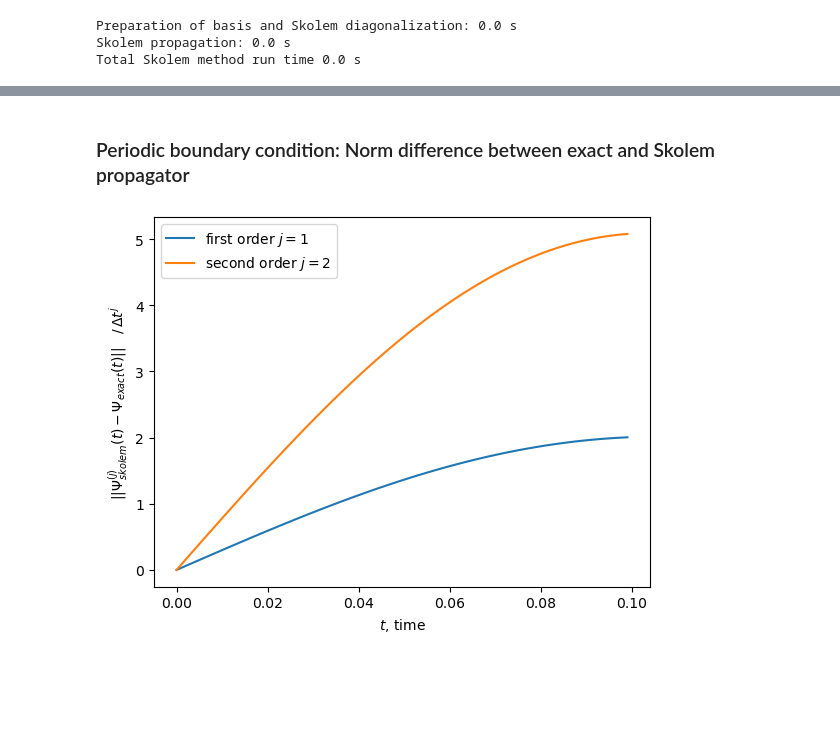
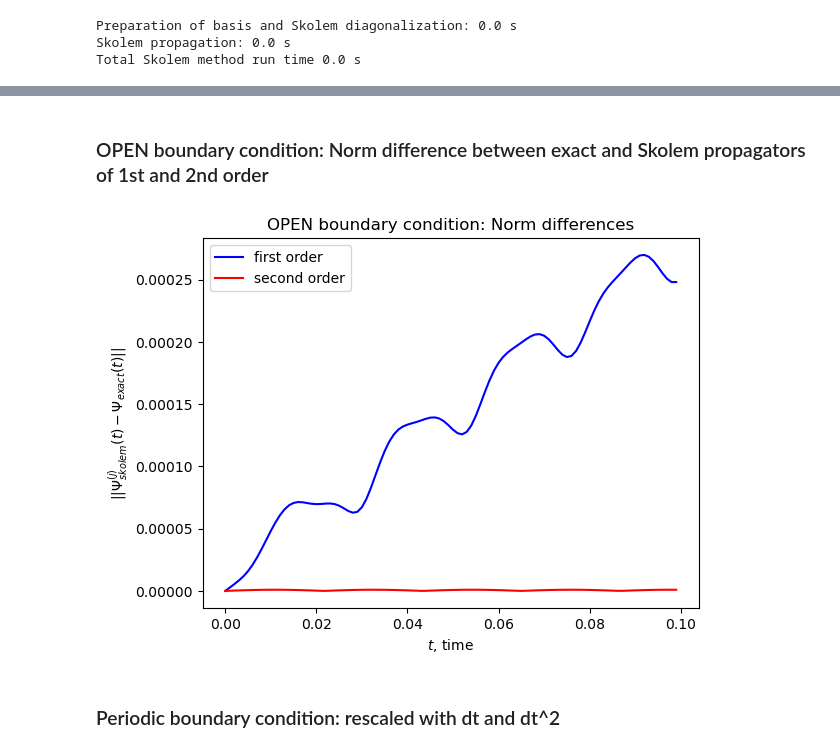
Before and after one commit to dibondar/QCantorTransformation, a Jupyter notebook: demo_second_ord_skolem_propagator.ipynb, the cells around one changed output, grey strips where cells are left out. Drawn from its saved outputs; the diff is of its cells as text; code cells hidden in the pictures; blank space fills up the shorter version.

```diff
--- a/demo_second_ord_skolem_propagator.ipynb
+++ b/demo_second_ord_skolem_propagator.ipynb
@@ -250,12 +253,16 @@ Total Skolem method run time 0.0 s
+# %% [markdown]
+### OPEN boundary condition: Norm difference between exact and Skolem propagators of 1st and 2nd order
+# %%
+plt.title("OPEN boundary condition: Norm differences")
+plt.plot(times, norm(Ψ_skolem_obc_1ord - Ψ_exact_obc, axis=0), label=r"first order", color = 'blue')
+plt.plot(times, norm(Ψ_skolem_obc_2ord - Ψ_exact_obc, axis=0), label=r"second order", color = 'red')
+plt.xlabel("$t$, time")
+plt.ylabel(r"$\|\|\Psi_{skolem}^{(j)}(t) - \Psi_{exact}(t)\|\|$")
+plt.legend()
+#plt.show()
+plt.savefig('OPEN_1st_2nd.png')
+plt.show()
+# %% [output]
+[figure, added]
 # %% [markdown]
-### Periodic boundary condition: Norm difference between exact and Skolem propagator
+### Periodic boundary condition: rescaled with dt and dt^2
-# %%
-#plt.title("Norm difference between exact and Skolem propagator")
-plt.plot(times, norm(Ψ_skolem_pbc_1ord - Ψ_exact_pbc, axis=0) / bh_params['dt'] , label=r"first order $j=1$")
-plt.plot(times, norm(Ψ_skolem_pbc_2ord - Ψ_exact_pbc, axis=0) / bh_params['dt'] ** 2, label=r"second order $j=2$")
-plt.xlabel("$t$, time")
-plt.ylabel(r"$\|\|\Psi_{skolem}^{(j)}(t) - \Psi_{exact}(t)\|\| \quad / \, \Delta t^{j}$")
-plt.legend()
-plt.show()
-# %% [output]
-[figure, removed]
```
Also changed, not shown: parts of 13 cells of this notebook, 1 other file.
